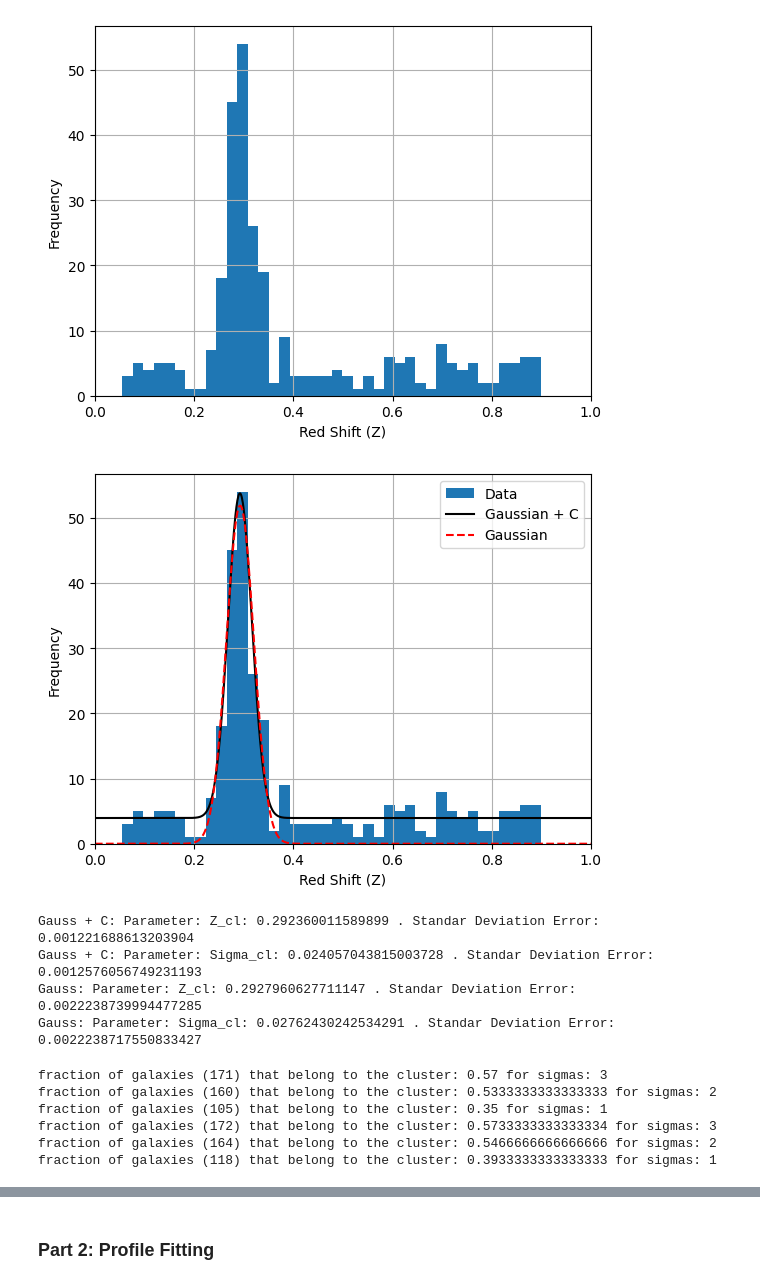
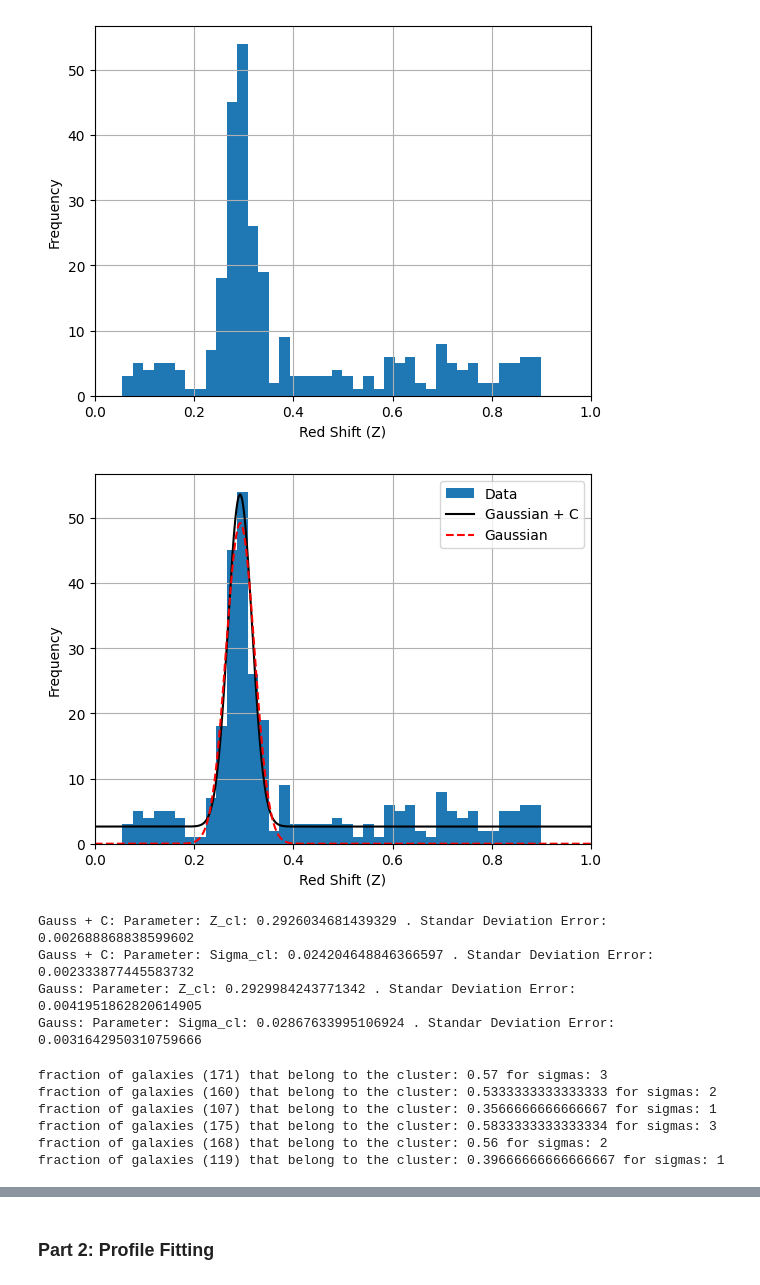
Before and after one commit to jdgv1709/Statistical-Analysis-of-the-Bullet-Cluster-Statistics-1-Course, a Jupyter notebook: Final Exam.ipynb, the cells around one changed output, grey strips where cells are left out. Drawn from its saved outputs; the diff is of its cells as text; code cells hidden in the pictures.

```diff
--- a/Final Exam.ipynb
+++ b/Final Exam.ipynb
@@ -55,47 +55,49 @@ plt.xlabel("Red Shift (Z)")
 plt.xlim((0,1))
 plt.grid("True")
 plt.show()
+sigma_N = np.sqrt(n)
+sigma_N[sigma_N == 0] = 1.0
 # %% [output]
 [figure]
 # %%
 #Fit a Gaussian+background model to the cluster peak using MLE:
 bins_center = 0.5*(bins[:-1] + bins[1:])
 
 def gaussian_plus_background(z,A,z_cl,sigma_cl,C):
     return A* np.exp((-1*(z-z_cl)**2)/(2* sigma_cl**2)) + C
 
 
 x= np.linspace(0,1,1000)
-
-popt_bc, pcov_bc = curve_fit(gaussian_plus_background,bins_center,n)
-popt_nobc, pcov_nobc = curve_fit(model_1gauss,bins_center,n)
+initial_guess_1=[50,0.3,0.001,5]
+popt_bc, pcov_bc = curve_fit(gaussian_plus_background,bins_center,n,sigma=sigma_N,maxfev=100000,p0=initial_guess_1)
+popt_nobc, pcov_nobc = curve_fit(model_1gauss,bins_center,n,sigma=sigma_N,maxfev=100000,p0=initial_guess_1[:-1])
 
 plt.hist(data["z"],bins=40, label="Data")
 plt.ylabel("Frequency")
 plt.xlabel("Red Shift (Z)")
 plt.xlim((0,1))
 plt.grid("True")
 plt.plot(x,gaussian_plus_background(x, *popt_bc),label="Gaussian + C",color="black")
 plt.plot(x,model_1gauss(x,*popt_nobc),label="Gaussian",color="red",ls="--")
 plt.legend()
 plt.show()
 perr_bc = np.sqrt(np.diag(pcov_bc))
 perr_nobc = np.sqrt(np.diag(pcov_nobc))
 
 print("Gauss + C: Parameter: Z_cl: "+str(popt_bc[1])+" . Standar Deviation Error: "+str(perr_bc[1]))
 print("Gauss + C: Parameter: Sigma_cl: "+str(popt_bc[2])+" . Standar Deviation Error: "+str(perr_bc[2]))
 z_bc=popt_bc[1]
 sigma_bc=popt_bc[2]
 z_nobc=popt_nobc[1]
 sigma_nobc=popt_nobc[2]
 print("Gauss: Parameter: Z_cl: "+str(popt_nobc[1])+" . Standar Deviation Error: "+str(perr_nobc[1]))
 print("Gauss: Parameter: Sigma_cl: "+str(popt_nobc[2])+" . Standar Deviation Error: "+str(perr_nobc[2]))
 # %% [output]
-[figure, old version]
+[figure, new version]
-Gauss + C: Parameter: Z_cl: 0.292360011589899 . Standar Deviation Error: 0.001221688613203904
-Gauss + C: Parameter: Sigma_cl: 0.024057043815003728 . Standar Deviation Error: 0.0012576056749231193
-Gauss: Parameter: Z_cl: 0.2927960627711147 . Standar Deviation Error: 0.0022238739994477285
-Gauss: Parameter: Sigma_cl: 0.02762430242534291 . Standar Deviation Error: 0.0022238717550833427
+Gauss + C: Parameter: Z_cl: 0.2926034681439329 . Standar Deviation Error: 0.002688868838599602
+Gauss + C: Parameter: Sigma_cl: 0.024204648846366597 . Standar Deviation Error: 0.002333877445583732
+Gauss: Parameter: Z_cl: 0.2929984243771342 . Standar Deviation Error: 0.0041951862820614905
+Gauss: Parameter: Sigma_cl: 0.02867633995106924 . Standar Deviation Error: 0.0031642950310759666
 # %%
 #Define cluster membership: a galaxy belongs to the cluster if |z − ẑcl| < 3σ̂cl.
 #Count how many galaxies satisfy this criterion. Report the fraction of members vs. total.
@@ -114,10 +116,10 @@ for model in models:
 # %% [output]
 fraction of galaxies (171) that belong to the cluster: 0.57 for sigmas: 3
 fraction of galaxies (160) that belong to the cluster: 0.5333333333333333 for sigmas: 2
-fraction of galaxies (105) that belong to the cluster: 0.35 for sigmas: 1
-fraction of galaxies (172) that belong to the cluster: 0.5733333333333334 for sigmas: 3
-fraction of galaxies (164) that belong to the cluster: 0.5466666666666666 for sigmas: 2
-fraction of galaxies (118) that belong to the cluster: 0.3933333333333333 for sigmas: 1
+fraction of galaxies (107) that belong to the cluster: 0.3566666666666667 for sigmas: 1
+fraction of galaxies (175) that belong to the cluster: 0.5833333333333334 for sigmas: 3
+fraction of galaxies (168) that belong to the cluster: 0.56 for sigmas: 2
+fraction of galaxies (119) that belong to the cluster: 0.39666666666666667 for sigmas: 1
 # %%
 #Compute χ̃2 for the Gaussian+background fit. Is the fit acceptable?
 # Compare with a single Gaussian (no C) and comment on the difference. (model1_gauss)
```
Also changed, not shown: parts of 1 cell of this notebook.
